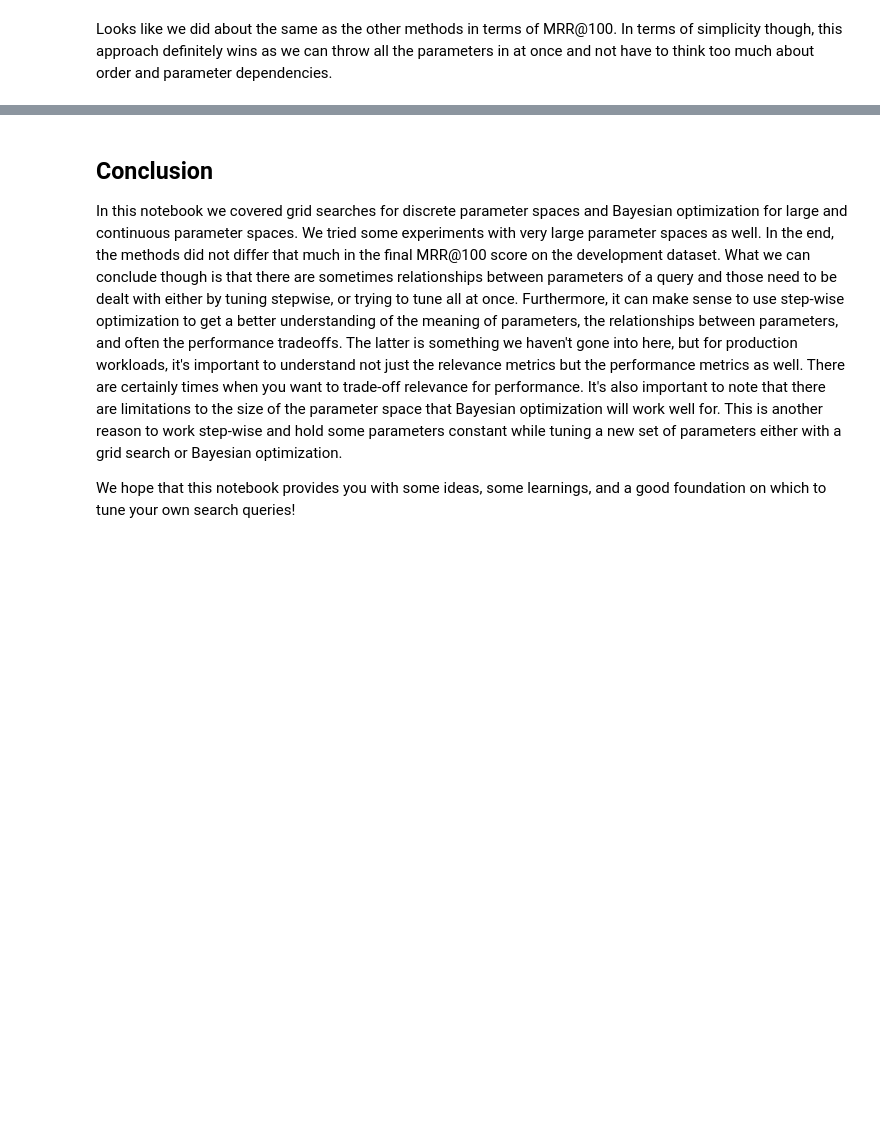
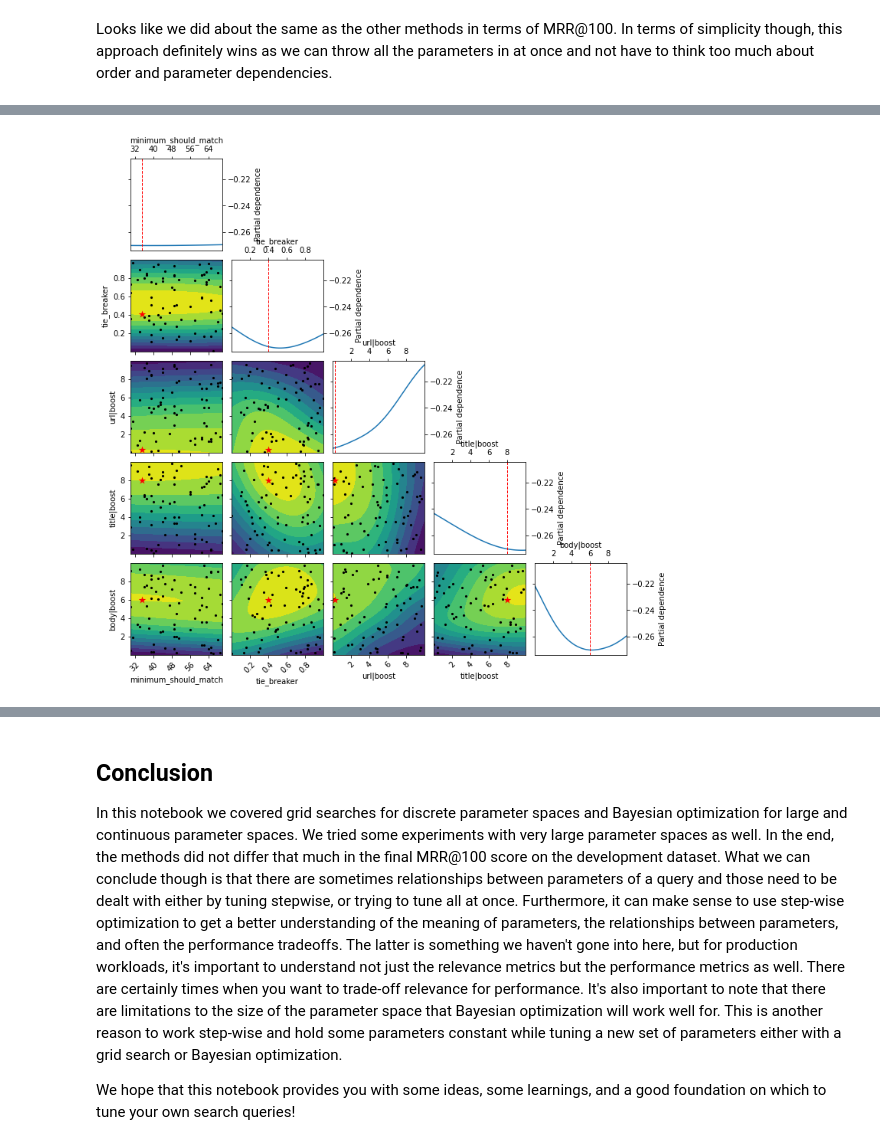
Before and after one commit to kukumayas/examples, a Jupyter notebook: Machine Learning/Query Optimization/notebooks/1 - Query Tuning.ipynb, the cells around one changed output, grey strips where cells are left out. Cells and saved outputs as stored; diff of their text form; code cells hidden in the pictures; blank space fills up the shorter version.

```diff
--- a/Machine Learning/Query Optimization/notebooks/1 - Query Tuning.ipynb
+++ b/Machine Learning/Query Optimization/notebooks/1 - Query Tuning.ipynb
@@ -350,0 +359,19 @@ Looks like we did about the same as the other methods in terms of MRR@100. In te
+# %%
+%%time
+
+_, _, final_params_boosts, metadata_boosts = optimize_query_mrr100(es, max_concurrent_searches, index, template_id,
+    config_space=Config.parse({
+        'method': 'random',
+        'num_iterations': 75,
+        'space': {
+            'minimum_should_match': { 'low': 30, 'high': 70 },
+            'tie_breaker': { 'low': 0.0, 'high': 1.0 },
+            'url|boost': { 'low': 0.0, 'high': 10.0 },
+            'title|boost': { 'low': 0.0, 'high': 10.0 },
+            'body|boost': { 'low': 0.0, 'high': 10.0 },
+        },
+        'default': {
+            'operator': 'OR',
+        }
+    }),
+    verbose=False)
@@ -350,0 +389,4 @@ Looks like we did about the same as the other methods in terms of MRR@100. In te
+# %%
+_ = plot_objective(metadata_boosts, sample_source='result')
+# %% [output]
+[figure, added]
```
Also changed, not shown: parts of 21 cells of this notebook, 10 other files.
